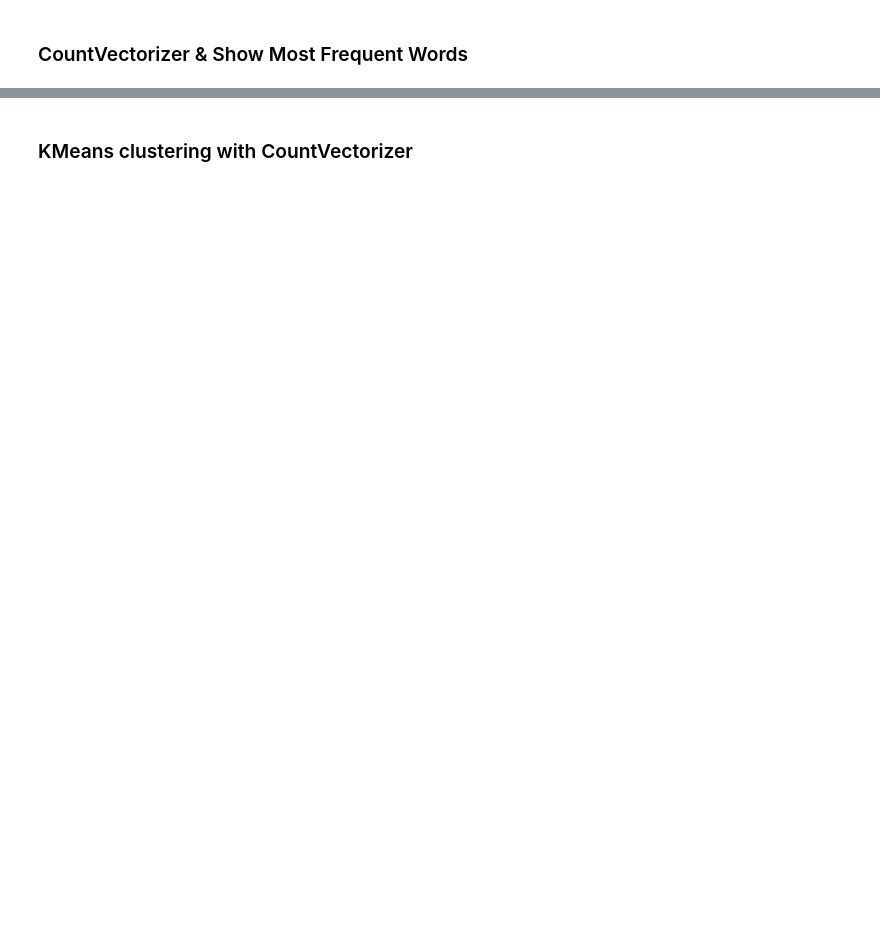
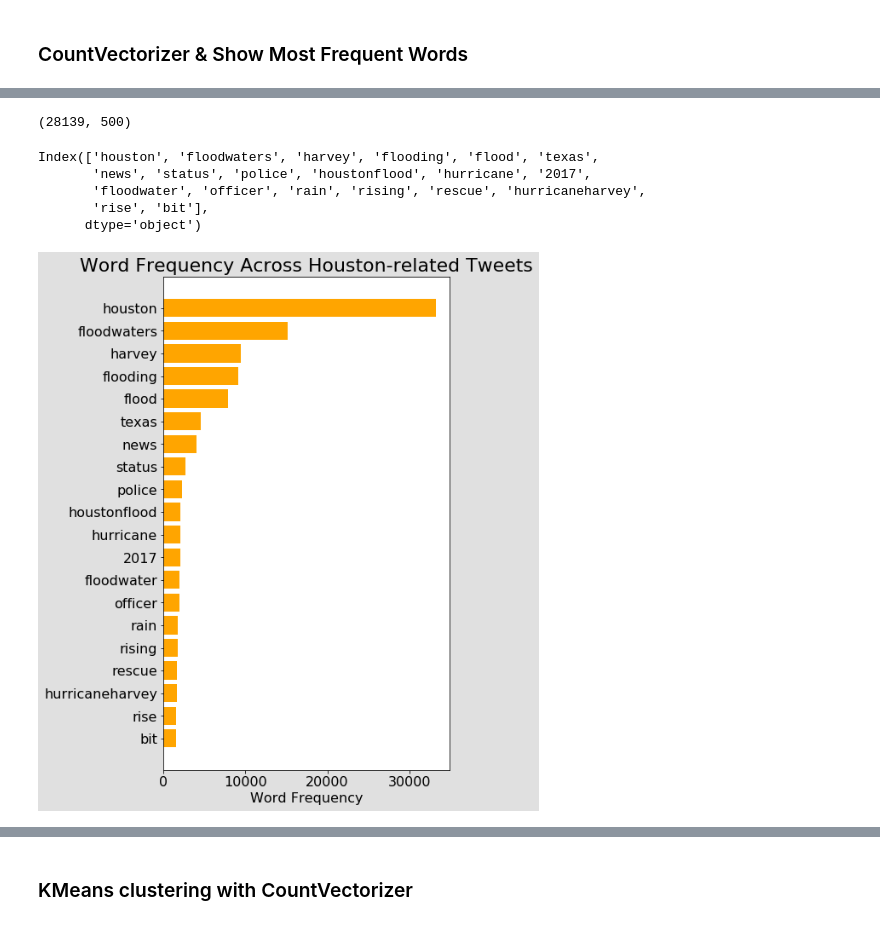
Before and after one commit to Chana-T/historic-flooding-in-social-media, a Jupyter notebook: code/twitt_EDA_etc.ipynb, the cells around one changed output, grey strips where cells are left out. Drawn from its saved outputs; the diff is of its cells as text; code cells hidden in the pictures; blank space fills up the shorter version.

```diff
--- a/code/twitt_EDA_etc.ipynb
+++ b/code/twitt_EDA_etc.ipynb
@@ -525,7 +569,7 @@ cvec_tw = CountVectorizer()
 # %%
 stopWords = ['com', 'http', 'twitter', 'https', 'pic', 'www', 'ly',
              'yahoo', 'yhoo', 'youtu', 'youtube', 'fb', 'instagram',
-             'tt', 'html'] + list(ENGLISH_STOP_WORDS)
+             'tt', 'html', 'goo', 'gl', 'google'] + list(ENGLISH_STOP_WORDS)
 # %%
 # Initiate instance of CountVectorizer for tweet data
 cvec_tw = CountVectorizer(stop_words = stopWords, # get rid of stopwords, right now we're more interested in what's left after
@@ -548,19 +600,29 @@ X_tw_df.head()
 # %%
 X_tw_df.shape
+# %% [output]
+(28139, 500)
 # %%
 # Save 20 most frequently appearing words to a df, in descending order
 tw_bardat = X_tw_df.sum().sort_values(ascending = False)[0:20].to_frame()
 # %%
 tw_bardat.index
+# %% [output]
+Index(['houston', 'floodwaters', 'harvey', 'flooding', 'flood', 'texas',
+       'news', 'status', 'police', 'houstonflood', 'hurricane', '2017',
+       'floodwater', 'officer', 'rain', 'rising', 'rescue', 'hurricaneharvey',
+       'rise', 'bit'],
+      dtype='object')
 # %%
-fig, ax = plt.subplots(figsize=(16, 9), sharex = True, constrained_layout = True, # Share x axes to keep ranges the same
+fig, ax = plt.subplots(figsize=(8, 9), sharex = True, constrained_layout = True, # Share x axes to keep ranges the same
                               facecolor = '#E0E0E0')  # Set figure facecolor to match slide theme
-ax.barh(tw_bardat.index, tw_bardat[0]);
+ax.barh(tw_bardat.index, tw_bardat[0], color = 'orange');
 ax.invert_yaxis(); # Flip plot vertically so values descending from top
-ax.set_title(f'Word Frequency Across {city}-related Tweets', fontsize = 20);
+ax.set_title(f'Word Frequency Across {city}-related Tweets', fontsize = 22);
 ax.set_xlabel('Word Frequency', fontsize = 16);
 ax.set_yticklabels(tw_bardat.index, fontsize = 14)
 ax.tick_params(labelsize = 16)
+# %% [output]
+[figure, added]
 # %%
 # For loop to do most of my 'Title' cleaning--remove punctuation, convert to lowercase, lemmatize
 # With guidance from Preeya Sawadmanod
```
Also changed, not shown: parts of 35 cells of this notebook, 22 other files.
